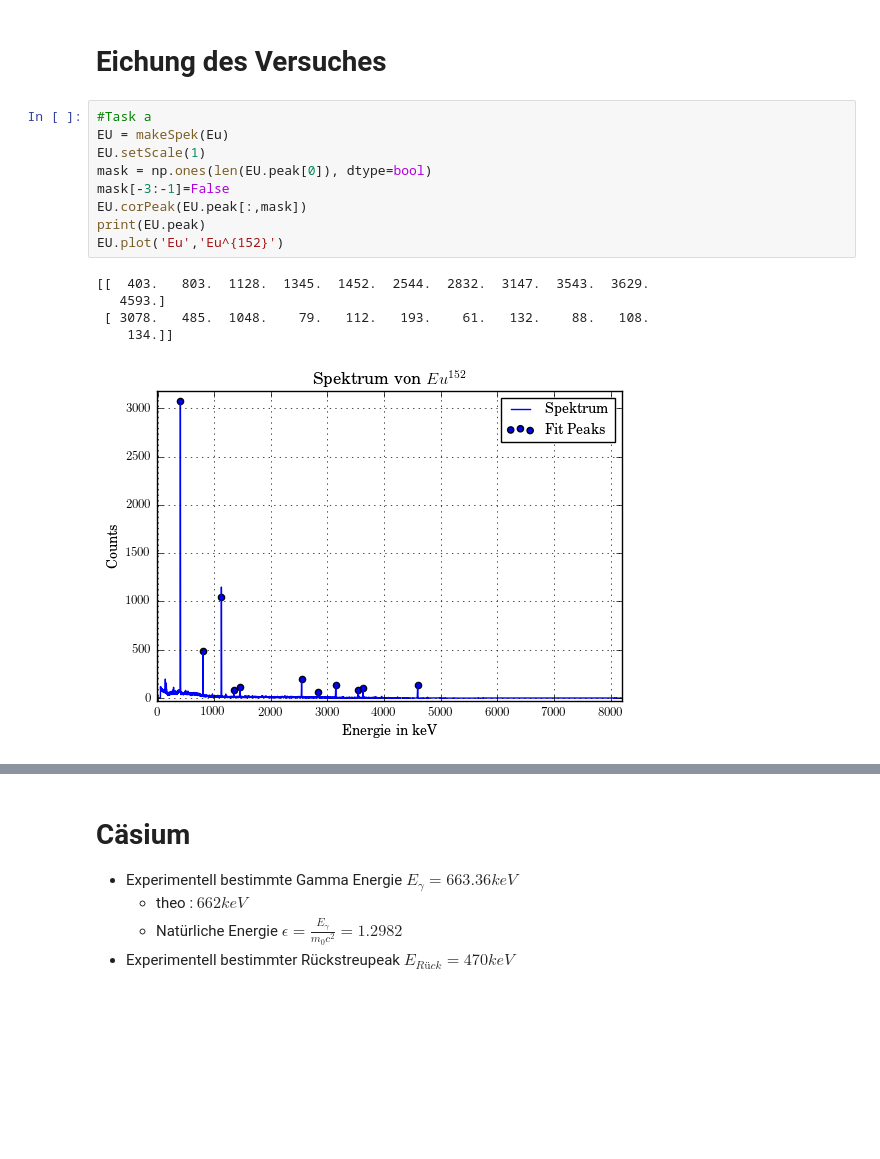
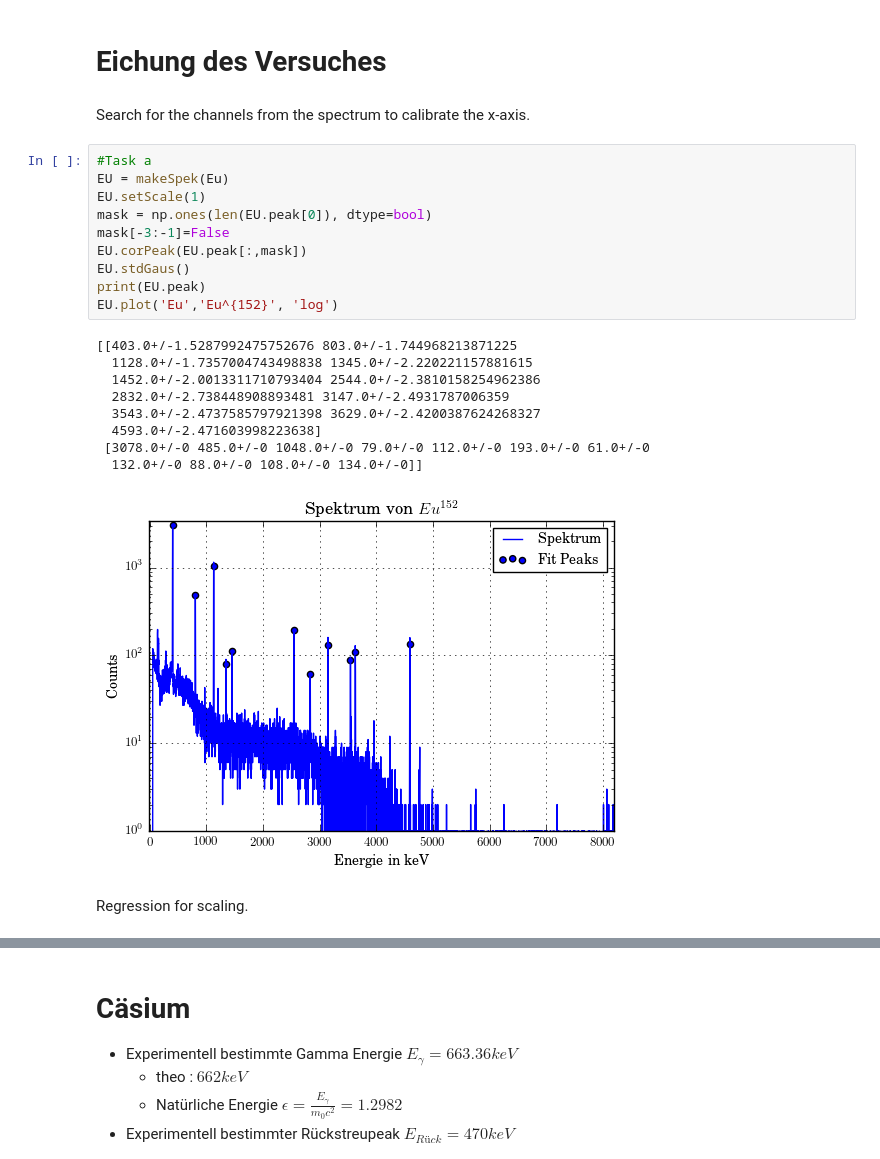
Before and after one commit to MaxSac/FP-Praktikum, a Jupyter notebook: 03-09.01.2017/calculation.ipynb, the cells around one changed output, grey strips where cells are left out. Cells and saved outputs as stored; diff of their text form; blank space fills up the shorter version.

```diff
--- a/03-09.01.2017/calculation.ipynb
+++ b/03-09.01.2017/calculation.ipynb
@@ -129,20 +159,29 @@ class makeSpek:
 # %% [markdown]
 # Eichung des Versuches
+# %% [markdown]
+Search for the channels from the spectrum to calibrate the x-axis.
 # %%
 #Task a
 EU = makeSpek(Eu)
 EU.setScale(1)
 mask = np.ones(len(EU.peak[0]), dtype=bool)
 mask[-3:-1]=False
 EU.corPeak(EU.peak[:,mask])
+EU.stdGaus()
 print(EU.peak)
-EU.plot('Eu','Eu^{152}')
+EU.plot('Eu','Eu^{152}', 'log')
 # %% [output]
-[[  403.   803.  1128.  1345.  1452.  2544.  2832.  3147.  3543.  3629.
-   4593.]
- [ 3078.   485.  1048.    79.   112.   193.    61.   132.    88.   108.
-    134.]]
+[[403.0+/-1.5287992475752676 803.0+/-1.744968213871225
+  1128.0+/-1.7357004743498838 1345.0+/-2.220221157881615
+  1452.0+/-2.0013311710793404 2544.0+/-2.3810158254962386
+  2832.0+/-2.738448908893481 3147.0+/-2.4931787006359
+  3543.0+/-2.4737585797921398 3629.0+/-2.4200387624268327
+  4593.0+/-2.471603998223638]
+ [3078.0+/-0 485.0+/-0 1048.0+/-0 79.0+/-0 112.0+/-0 193.0+/-0 61.0+/-0
+  132.0+/-0 88.0+/-0 108.0+/-0 134.0+/-0]]
-[figure, old version]
+[figure, new version]
+# %% [markdown]
+Regression for scaling.
 # %%
 EGamma = np.array([121.7, 244.7, 344.3, 411.12, 443.9, 778.9, 867.37, 964.08, 1085.90, 1112.10, 1408.00])
 def linReg(x, a, b):
```
Also changed, not shown: parts of 15 cells of this notebook, 12 other files.
